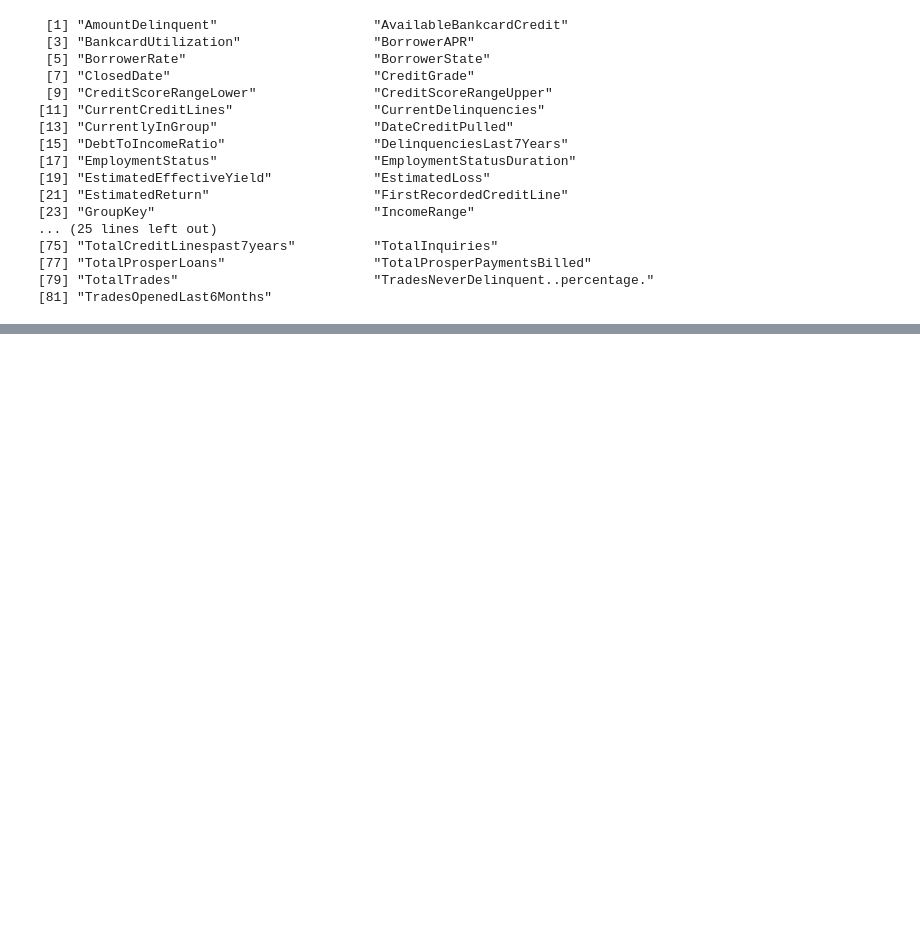
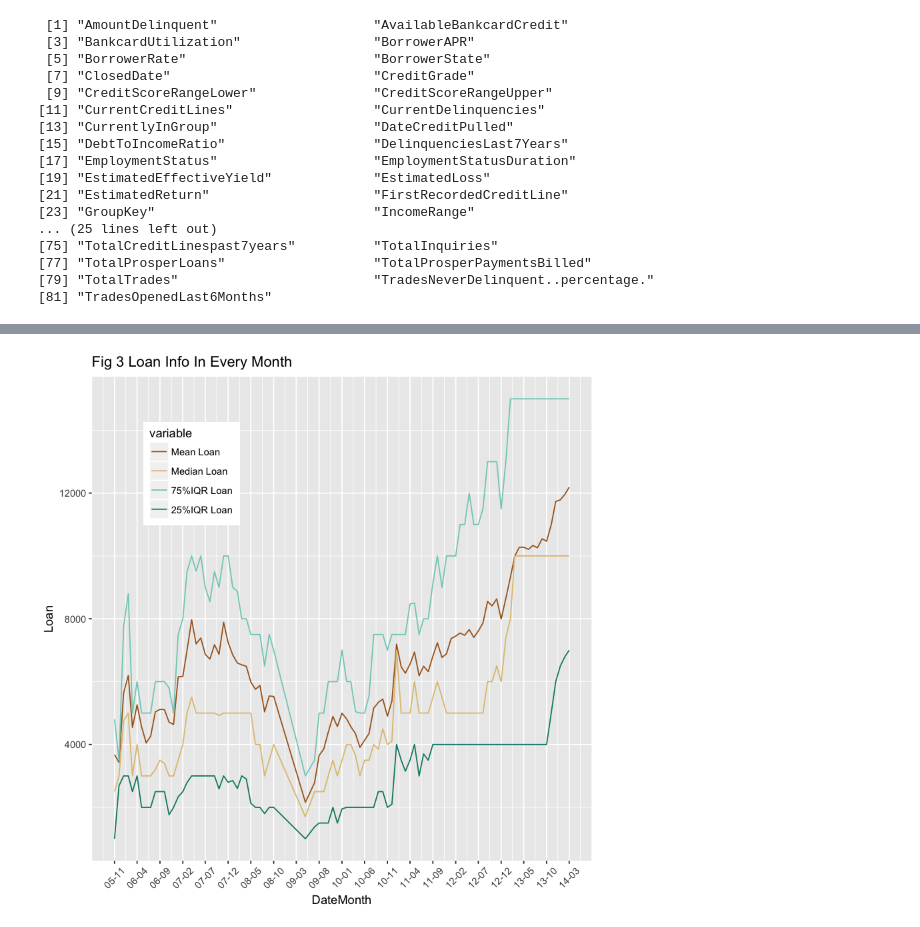
Before and after one commit to ZenRay/DataAnalysisAndSummary, a Jupyter notebook: ProsperEDA.ipynb, the cells around one changed output, grey strips where cells are left out. Saved outputs shown, nothing was run; the diff lists cells and outputs as text; code cells hidden in the pictures; blank space fills up the shorter version.

```diff
--- a/ProsperEDA.ipynb
+++ b/ProsperEDA.ipynb
@@ -64,0 +148,18 @@ print(sort(names(rawprosper)))
+# %%
+# plot the another stat infomation about loan in every month
+Loaninfo <- melt(subset(Loanamount, select=c("DateMonth", "LoanMean", "LoanMedian", "Loan75", "Loan25")),
+                 id="DateMonth", measured=c("LoanMean", "LoanMedian", "Loan75", "Loan25"))
+Loaninfo$variable <- factor(Loaninfo$variable,
+                            levels=c("LoanMean", "LoanMedian", "Loan75", "Loan25"),
+                            labels=c("Mean Loan", "Median Loan", "75%IQR Loan", "25%IQR Loan"))
+
+ggplot(aes(x=DateMonth, y=value), data= Loaninfo) +
+    geom_line(aes(color=variable)) +
+    theme(legend.position=c(0.2,.8)) +
+    scale_x_date(date_breaks="5 months", date_labels="%y-%m") +
+    theme(axis.text.x = element_text(angle = 45, hjust = 0.5, vjust = 0.5)) +
+    ggtitle("Fig 3 Loan Info In Every Month") +
+    ylab("Loan") +
+    scale_color_brewer(type="div")
+# %% [output]
+[figure, added]
```
Also changed, not shown: parts of 15 cells of this notebook.
